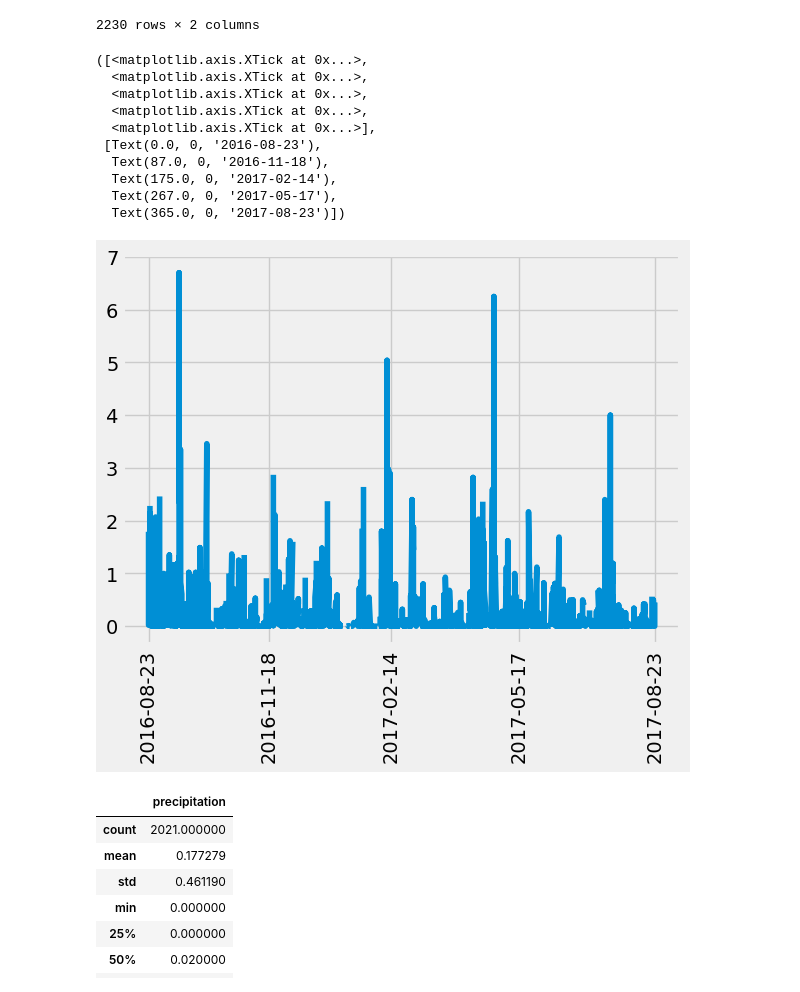
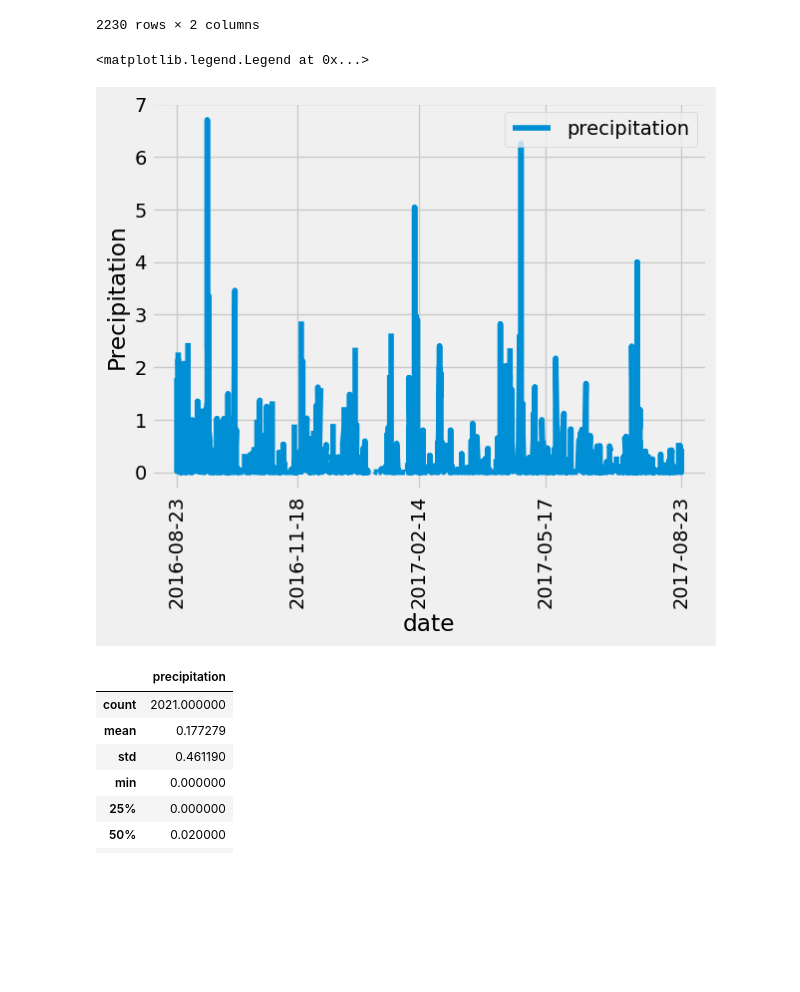
Before and after one commit to wemlaztdj/sqlalchemy-challenge, a Jupyter notebook: SurfsUp/climate_starter.ipynb, the cells around one changed output. Drawn from its saved outputs; the diff is of its cells as text; code cells hidden in the pictures; blank space fills up the shorter version.

```diff
--- a/SurfsUp/climate_starter.ipynb
+++ b/SurfsUp/climate_starter.ipynb
@@ -80,23 +80,19 @@ ayear_df.reset_index(drop=True)
 # %%
 # Use Pandas Plotting with Matplotlib to plot the data
 plt.plot(ayear_df['date'],ayear_df['precipitation'])
 
 num_dates = len(ayear_df['date'])
 step = num_dates // 4
 
 plt.xticks(ayear_df['date'][::step], labels=[date for date in ayear_df['date'][::step]], rotation=90)
+plt.ylabel('Precipitation')
+plt.xlabel('date')
+# plt.title('Precipitation Over the Last Year')
+plt.grid(True)
+plt.legend(['precipitation'], loc='upper right')
 # %% [output]
-([<matplotlib.axis.XTick at 0x...>,
-  <matplotlib.axis.XTick at 0x...>,
-  <matplotlib.axis.XTick at 0x...>,
-  <matplotlib.axis.XTick at 0x...>,
-  <matplotlib.axis.XTick at 0x...>],
- [Text(0.0, 0, '2016-08-23'),
-  Text(87.0, 0, '2016-11-18'),
-  Text(175.0, 0, '2017-02-14'),
-  Text(267.0, 0, '2017-05-17'),
-  Text(365.0, 0, '2017-08-23')])
+<matplotlib.legend.Legend at 0x...>
-[figure, old version]
+[figure, new version]
 # %%
 # Use Pandas to calculate the summary statistics for the precipitation data
 ayear_df.describe()
```
Also changed, not shown: parts of 5 cells of this notebook.
